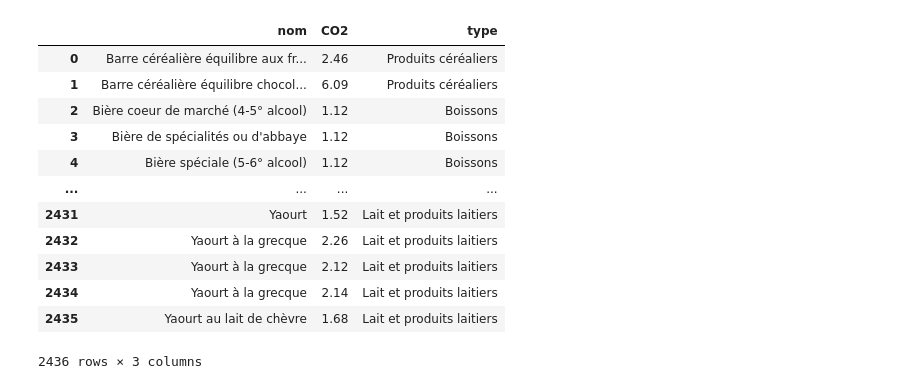
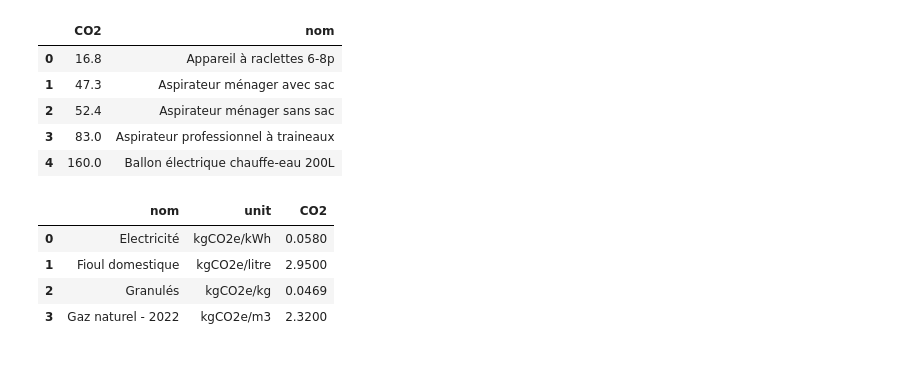
Before and after one commit to hachouaou/carboncalc, a Jupyter notebook: carbonsimulator/notebook.ipynb, the cells around one changed output. Saved outputs shown, nothing was run; the diff lists cells and outputs as text; code cells hidden in the pictures; blank space fills up the shorter version.

Commit message:
avancement sur le notebook et le traitement de la base aliments

```diff
--- a/carbonsimulator/notebook.ipynb
+++ b/carbonsimulator/notebook.ipynb
@@ -9,17 +25,19 @@ energie = pd.read_csv("../data/energie.csv")
+# %%
+equipents_filtered = equipements.drop(['french_name', 'status', 'type', 'english_name', 'french_attribut', 'english_attribut', 'english_tag', 'unit', 'validity_range', 'comment', 'french_tag', 'id'], axis=1).rename(columns={"complete_name" : "nom"}).head()
+equipents_filtered
+# %% [output]
+|  | CO2 | nom |
+| 0 | 16.8 | Appareil à raclettes 6-8p |
+| 1 | 47.3 | Aspirateur ménager avec sac |
+| 2 | 52.4 | Aspirateur ménager sans sac |
+| 3 | 83.0 | Aspirateur professionnel à traineaux |
+| 4 | 160.0 | Ballon électrique chauffe-eau 200L |
 # %%
-aliments_filtered = aliments.drop(["english_name", "french_attribut", 'id', "english_attribut", "french_tag", "english_tag", "comment", "sous_type", "status", "type", "validity_range", "unit"], axis=1)
-aliments_filtered.rename(columns={"french_name" : "nom", "main_type" : "type"})
+energie_filtered = energie.drop(['status', 'id', 'english_name', 'french_attribut', 'english_attribut', 'type', 'french_tag', 'english_tag', 'validity_range', 'comment'], axis = 1)
+energie_filtered.rename(columns={"french_name" : "nom"})
 # %% [output]
-|  | nom | CO2 | type |
-| 0 | Barre céréalière équilibre aux fr... | 2.46 | Produits céréaliers |
-| 1 | Barre céréalière équilibre chocol... | 6.09 | Produits céréaliers |
-| 2 | Bière coeur de marché (4-5° alcool) | 1.12 | Boissons |
-| 3 | Bière de spécialités ou d'abbaye | 1.12 | Boissons |
-| 4 | Bière spéciale (5-6° alcool) | 1.12 | Boissons |
-| ... | ... | ... | ... |
-| 2431 | Yaourt | 1.52 | Lait et produits laitiers |
-| 2432 | Yaourt à la grecque | 2.26 | Lait et produits laitiers |
-| 2433 | Yaourt à la grecque | 2.12 | Lait et produits laitiers |
-| 2434 | Yaourt à la grecque | 2.14 | Lait et produits laitiers |
-| 2435 | Yaourt au lait de chèvre | 1.68 | Lait et produits laitiers |
+|  | nom | unit | CO2 |
+| 0 | Electricité | kgCO2e/kWh | 0.0580 |
+| 1 | Fioul domestique | kgCO2e/litre | 2.9500 |
+| 2 | Granulés | kgCO2e/kg | 0.0469 |
+| 3 | Gaz naturel - 2022 | kgCO2e/m3 | 2.3200 |
-2436 rows × 3 columns
```
Also changed, not shown: parts of 17 cells of this notebook.
